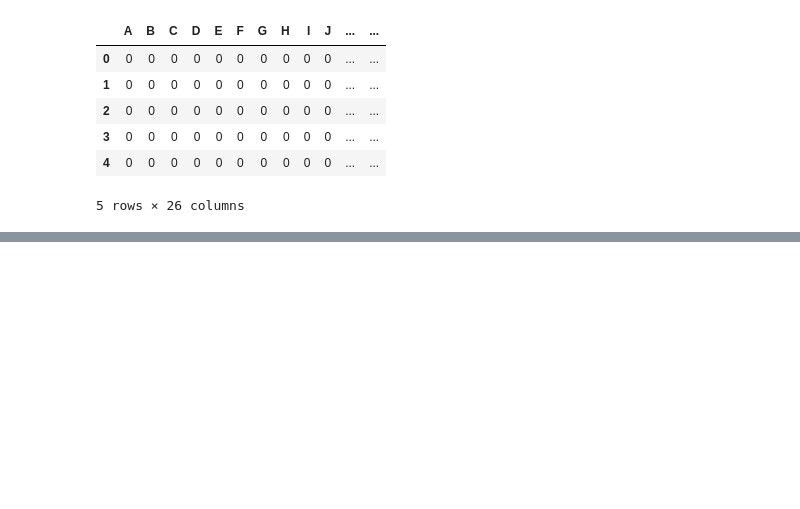
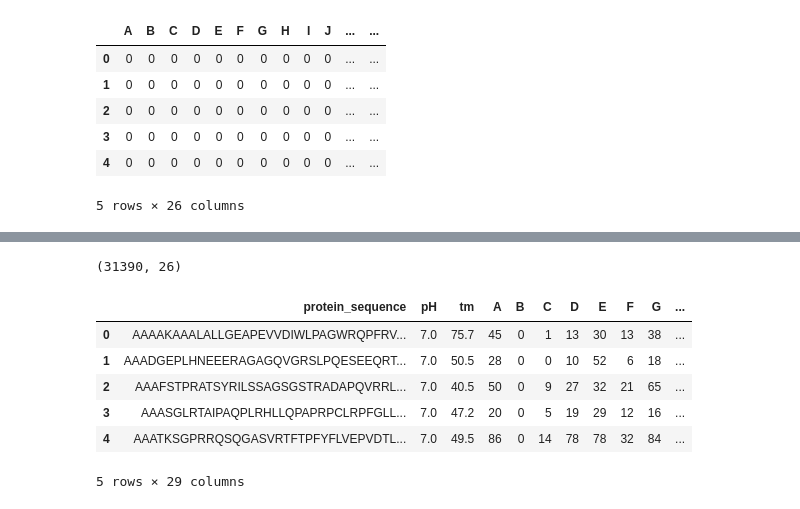
Before and after one commit to geofias/Novozymes-Kaggle, a Jupyter notebook: enzyme.ipynb, the cells around one changed output, grey strips where cells are left out. Drawn from its saved outputs; the diff is of its cells as text; code cells hidden in the pictures; blank space fills up the shorter version.

```diff
--- a/enzyme.ipynb
+++ b/enzyme.ipynb
@@ -164,0 +157,2 @@ protein_alph.to_csv("protein_alph.csv", index=False)
+# %%
+protein_features = pd.read_csv("protein_alph.csv")
@@ -164,0 +169,16 @@ protein_alph.to_csv("protein_alph.csv", index=False)
+# %%
+protein_features.shape
+# %% [output]
+(31390, 26)
+# %%
+train = train.join(protein_features)
+# %%
+train.head()
+# %% [output]
+|  | protein_sequence | pH | tm | A | B | C | D | E | F | G | ... |
+| 0 | AAAAKAAALALLGEAPEVVDIWLPAGWRQPFRV... | 7.0 | 75.7 | 45 | 0 | 1 | 13 | 30 | 13 | 38 | ... |
+| 1 | AAADGEPLHNEEERAGAGQVGRSLPQESEEQRT... | 7.0 | 50.5 | 28 | 0 | 0 | 10 | 52 | 6 | 18 | ... |
+| 2 | AAAFSTPRATSYRILSSAGSGSTRADAPQVRRL... | 7.0 | 40.5 | 50 | 0 | 9 | 27 | 32 | 21 | 65 | ... |
+| 3 | AAASGLRTAIPAQPLRHLLQPAPRPCLRPFGLL... | 7.0 | 47.2 | 20 | 0 | 5 | 19 | 29 | 12 | 16 | ... |
+| 4 | AAATKSGPRRQSQGASVRTFTPFYFLVEPVDTL... | 7.0 | 49.5 | 86 | 0 | 14 | 78 | 78 | 32 | 84 | ... |
+5 rows × 29 columns
```
Also changed, not shown: parts of 20 cells of this notebook, 1 other file.
